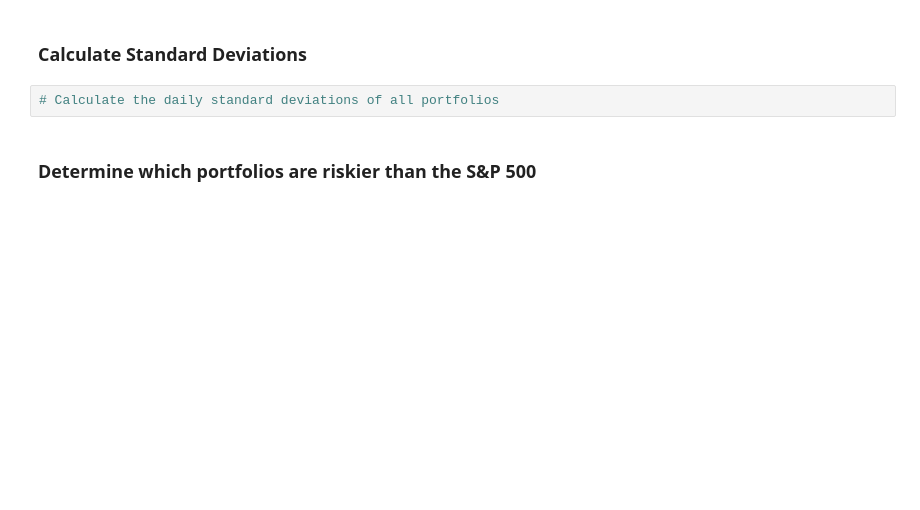
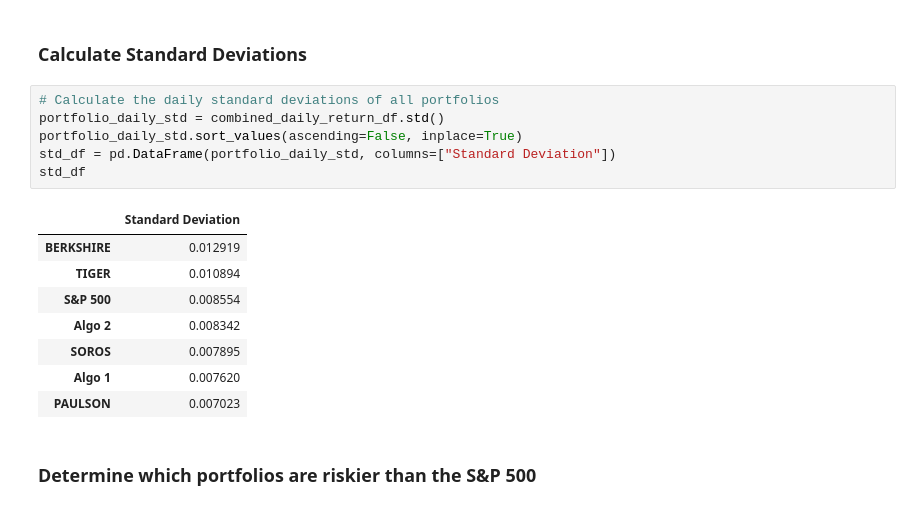
Before and after one commit to nbaronti/Pandas_Homework, a Jupyter notebook: Pandas_Homework.ipynb, the cells around one changed output. Saved outputs shown, nothing was run; the diff lists cells and outputs as text; blank space fills up the shorter version.

```diff
--- a/Pandas_Homework.ipynb
+++ b/Pandas_Homework.ipynb
@@ -283,6 +275,19 @@ Determine the _risk_ of each portfolio:
 ### Calculate Standard Deviations
 # %%
 # Calculate the daily standard deviations of all portfolios
+portfolio_daily_std = combined_daily_return_df.std()
+portfolio_daily_std.sort_values(ascending=False, inplace=True)
+std_df = pd.DataFrame(portfolio_daily_std, columns=["Standard Deviation"])
+std_df
+# %% [output]
+|  | Standard Deviation |
+| BERKSHIRE | 0.012919 |
+| TIGER | 0.010894 |
+| S&P 500 | 0.008554 |
+| Algo 2 | 0.008342 |
+| SOROS | 0.007895 |
+| Algo 1 | 0.007620 |
+| PAULSON | 0.007023 |
 # %% [markdown]
 ### Determine which portfolios are riskier than the S&P 500
 # %%
```
Also changed, not shown: parts of 7 cells of this notebook.
